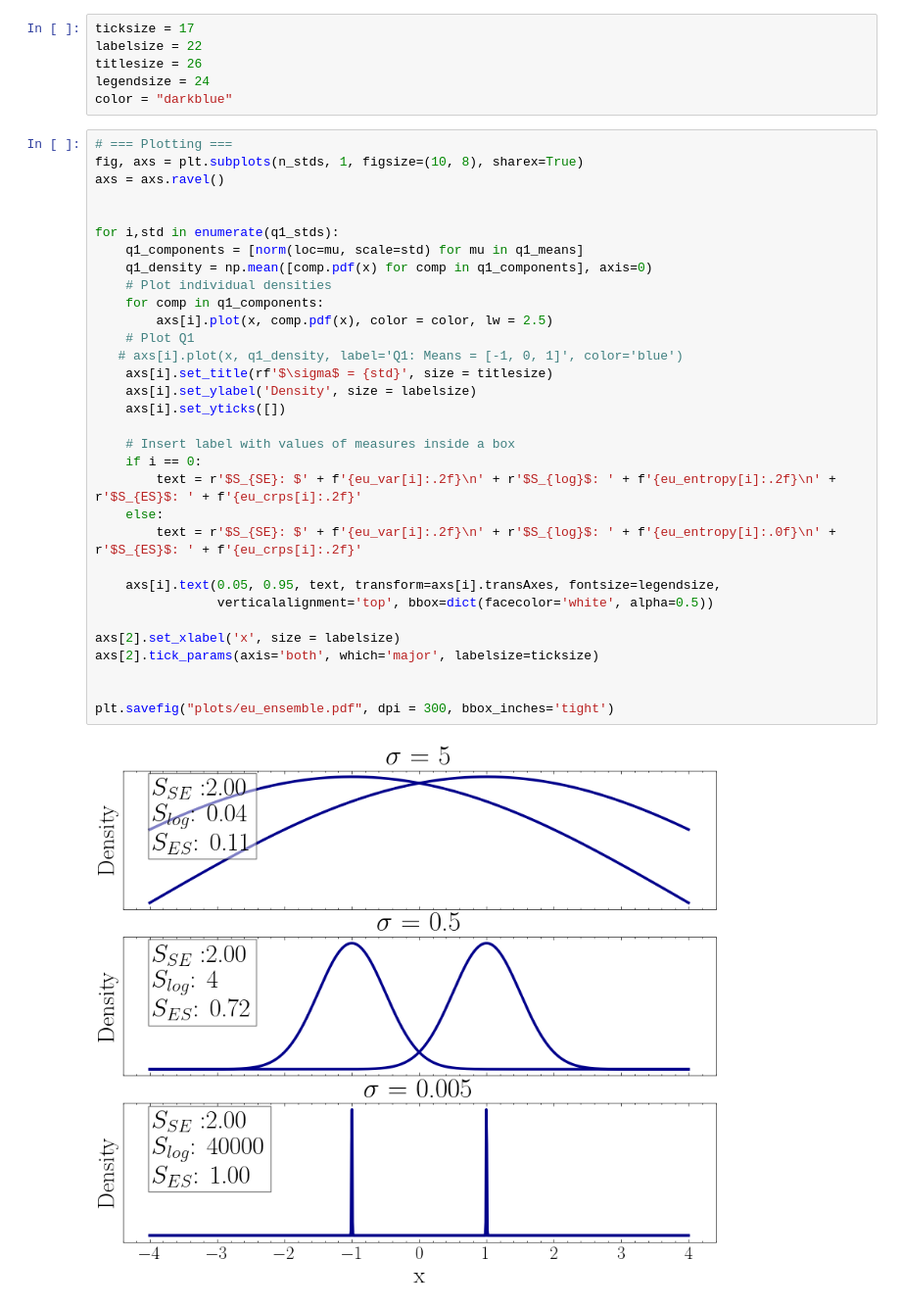
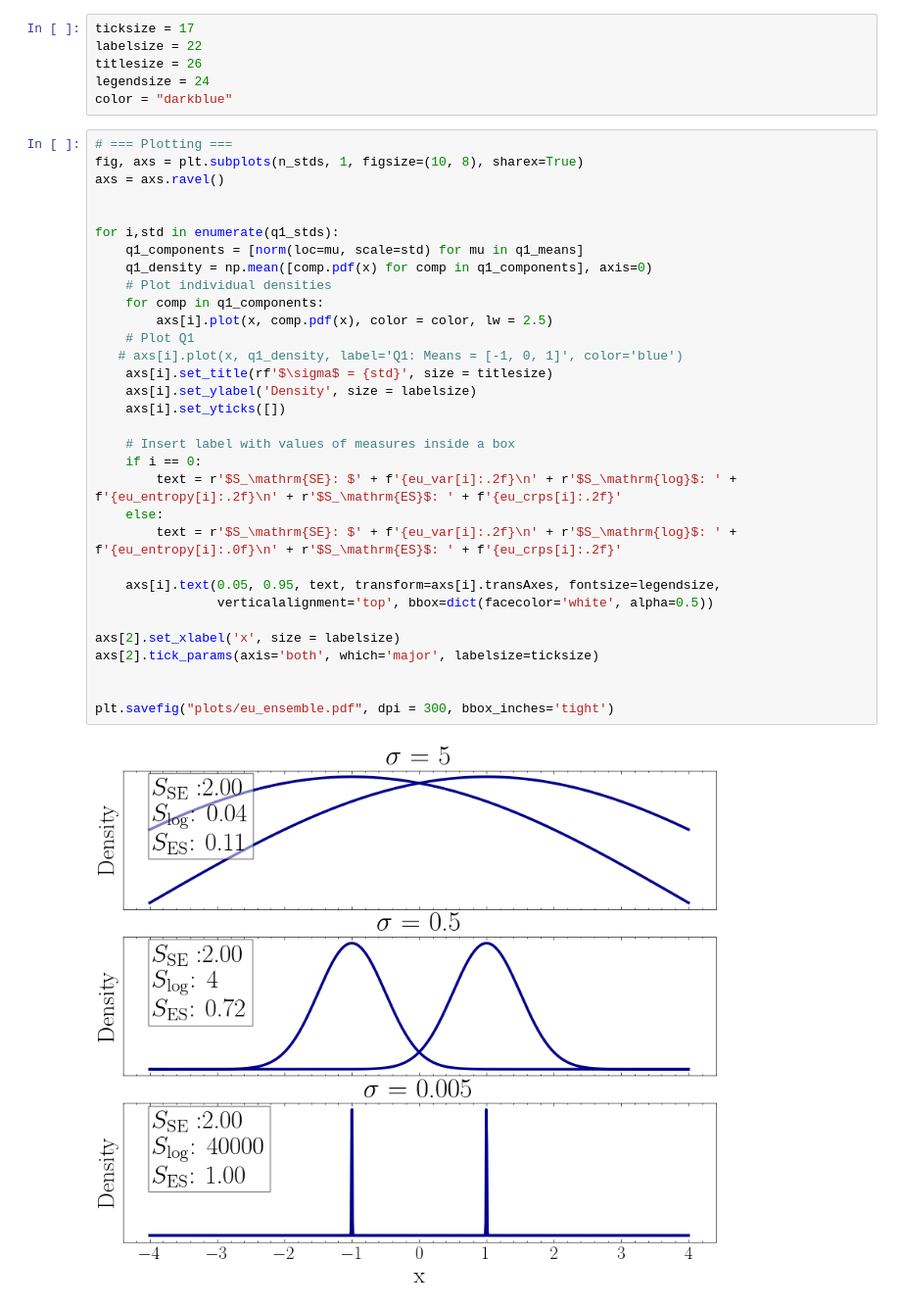
Before and after one commit to cbuelt/kernel_entropy_uq, a Jupyter notebook: plots.ipynb, the cells around one changed output. Shown at 98% size. Cells and saved outputs as stored; diff of their text form.

```diff
--- a/plots.ipynb
+++ b/plots.ipynb
@@ -84,33 +84,33 @@ color = "darkblue"
 # === Plotting ===
 fig, axs = plt.subplots(n_stds, 1, figsize=(10, 8), sharex=True)
 axs = axs.ravel()
 
 
 for i,std in enumerate(q1_stds):
     q1_components = [norm(loc=mu, scale=std) for mu in q1_means]
     q1_density = np.mean([comp.pdf(x) for comp in q1_components], axis=0)
     # Plot individual densities
     for comp in q1_components:
         axs[i].plot(x, comp.pdf(x), color = color, lw = 2.5)
     # Plot Q1
    # axs[i].plot(x, q1_density, label='Q1: Means = [-1, 0, 1]', color='blue')
     axs[i].set_title(rf'$\sigma$ = {std}', size = titlesize)
     axs[i].set_ylabel('Density', size = labelsize)
     axs[i].set_yticks([])
 
     # Insert label with values of measures inside a box
     if i == 0:
-        text = r'$S_{SE}: $' + f'{eu_var[i]:.2f}\n' + r'$S_{log}$: ' + f'{eu_entropy[i]:.2f}\n' + r'$S_{ES}$: ' + f'{eu_crps[i]:.2f}'
+        text = r'$S_\mathrm{SE}: $' + f'{eu_var[i]:.2f}\n' + r'$S_\mathrm{log}$: ' + f'{eu_entropy[i]:.2f}\n' + r'$S_\mathrm{ES}$: ' + f'{eu_crps[i]:.2f}'
     else:
-        text = r'$S_{SE}: $' + f'{eu_var[i]:.2f}\n' + r'$S_{log}$: ' + f'{eu_entropy[i]:.0f}\n' + r'$S_{ES}$: ' + f'{eu_crps[i]:.2f}'
+        text = r'$S_\mathrm{SE}: $' + f'{eu_var[i]:.2f}\n' + r'$S_\mathrm{log}$: ' + f'{eu_entropy[i]:.0f}\n' + r'$S_\mathrm{ES}$: ' + f'{eu_crps[i]:.2f}'
 
     axs[i].text(0.05, 0.95, text, transform=axs[i].transAxes, fontsize=legendsize,
                 verticalalignment='top', bbox=dict(facecolor='white', alpha=0.5))
 
 axs[2].set_xlabel('x', size = labelsize)
 axs[2].tick_params(axis='both', which='major', labelsize=ticksize)
 
 
 plt.savefig("plots/eu_ensemble.pdf", dpi = 300, bbox_inches='tight')
 # %% [output]
-[figure, old version]
+[figure, new version]
```
Also changed, not shown: 23 other files.
